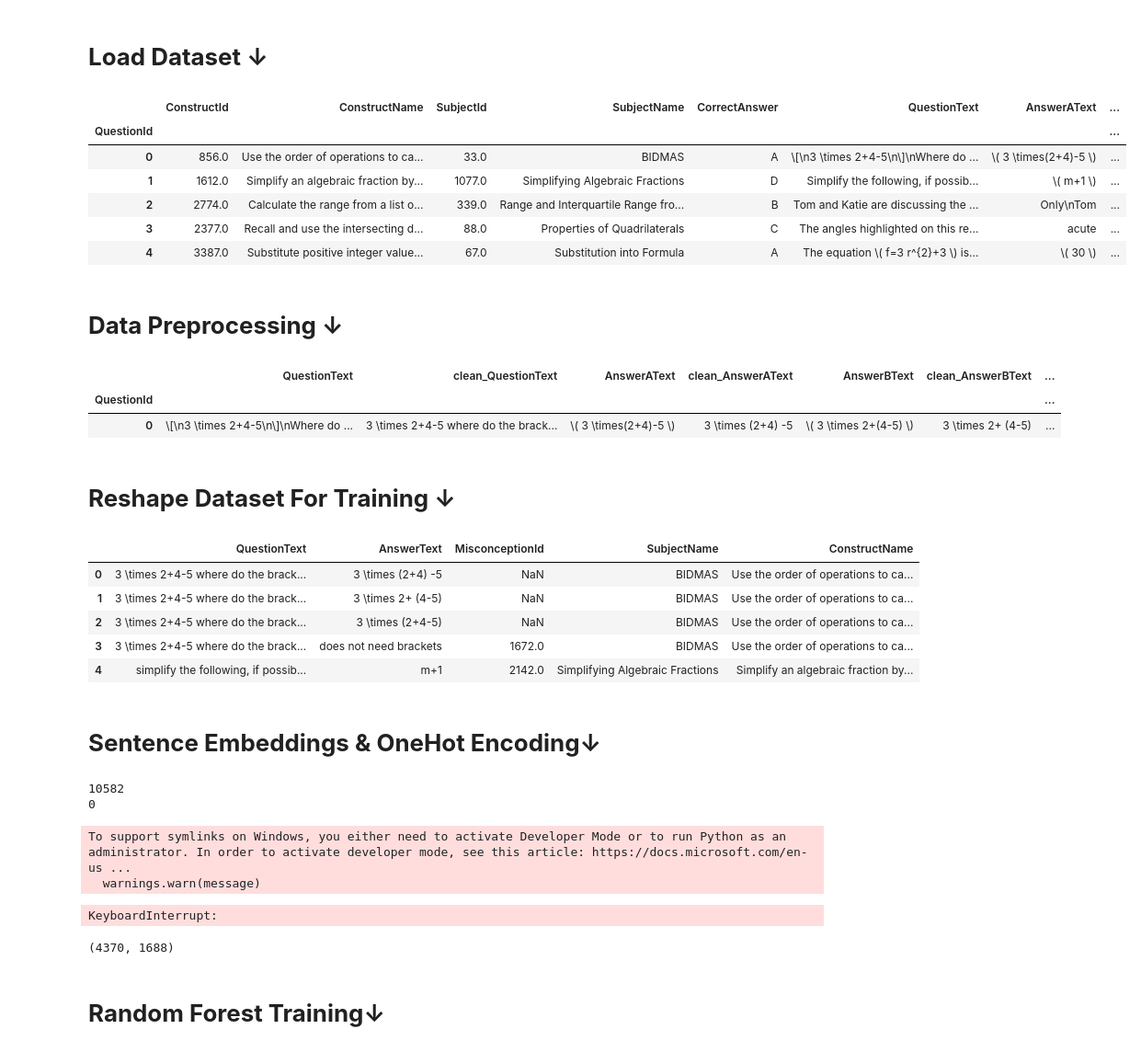
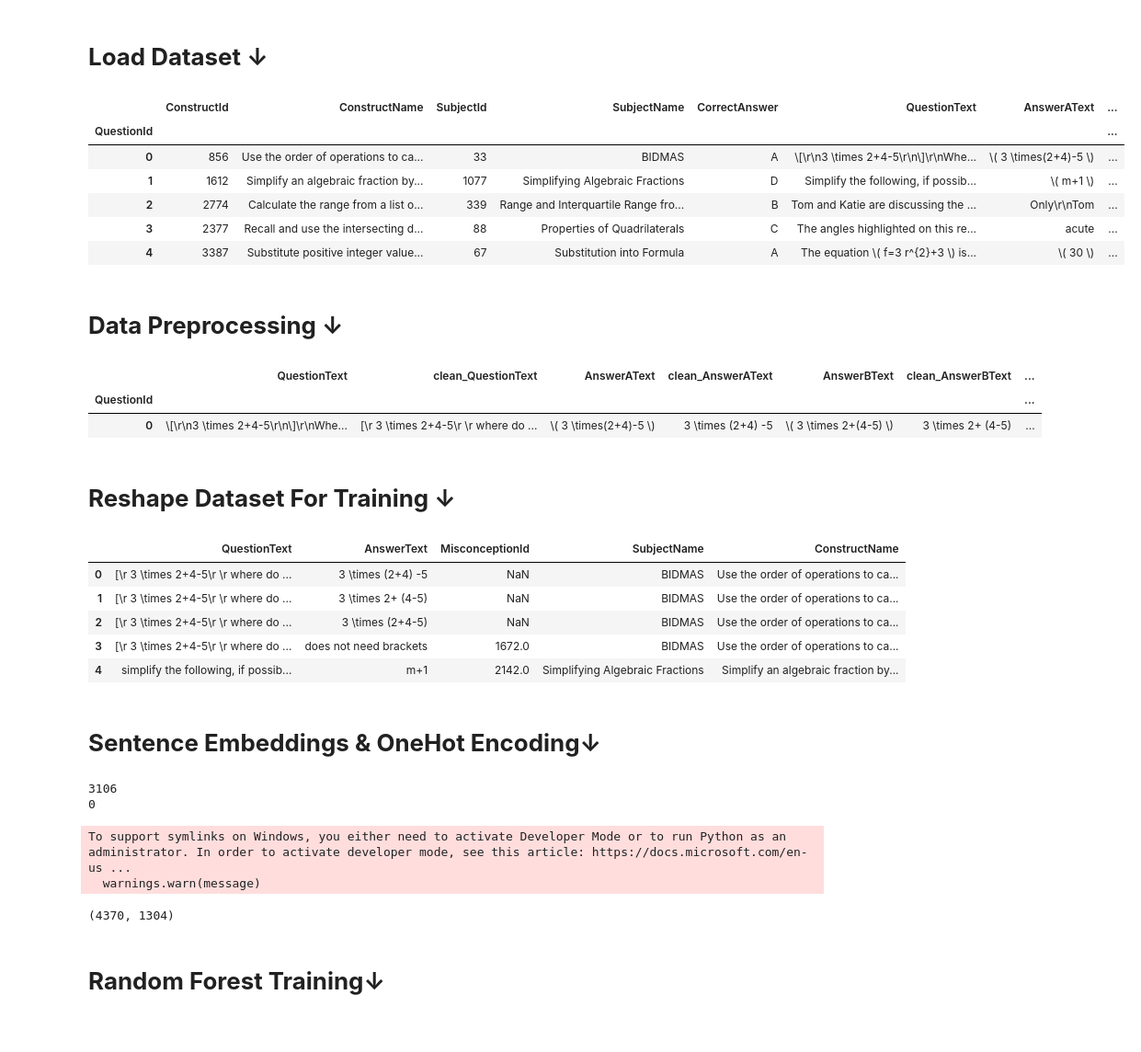
Before and after one commit to BaderKhalil/Project3-1-Group-5, a Jupyter notebook: models/Random-Forest-Emb.ipynb, the cells around one changed output. Shown at 92% size. Cells and saved outputs as stored; diff of their text form; code cells hidden in the pictures.

Commit message:
not using external dataset

```diff
--- a/models/Random-Forest-Emb.ipynb
+++ b/models/Random-Forest-Emb.ipynb
@@ -26,23 +26,23 @@ from sklearn.model_selection import GridSearchCV
 # %%
 DATA_PATH = "datasets/eedi-mining-misconceptions-in-mathematics"
 EXTERNAL_DATA_PATH = "datasets/eedi-external-dataset"
 
 # train_df = pd.read_csv(f'{DATA_PATH}/train.csv', index_col='QuestionId')
-train_df = pd.read_csv(f'{EXTERNAL_DATA_PATH}/all_train.csv', index_col='QuestionId') #this contains the original dataset + an external dataset generated by a LLM
+train_df = pd.read_csv(f'{DATA_PATH}/train.csv', index_col='QuestionId') #this contains the original dataset + an external dataset generated by a LLM
 test_df = pd.read_csv(f'{DATA_PATH}/test.csv')
 misconceptions_df = pd.read_csv(f'{DATA_PATH}/misconception_mapping.csv')
 
 pd.options.display.max_colwidth = 300
 display(train_df.head(5))
 pd.options.display.max_colwidth = 50
 # %% [output]
 |  | ConstructId | ConstructName | SubjectId | SubjectName | CorrectAnswer | QuestionText | AnswerAText | ... |
 | QuestionId |  |  |  |  |  |  |  | ... |
-| 0 | 856.0 | Use the order of operations to ca... | 33.0 | BIDMAS | A | \[\n3 \times 2+4-5\n\]\nWhere do ... | \( 3 \times(2+4)-5 \) | ... |
-| 1 | 1612.0 | Simplify an algebraic fraction by... | 1077.0 | Simplifying Algebraic Fractions | D | Simplify the following, if possib... | \( m+1 \) | ... |
-| 2 | 2774.0 | Calculate the range from a list o... | 339.0 | Range and Interquartile Range fro... | B | Tom and Katie are discussing the ... | Only\nTom | ... |
-| 3 | 2377.0 | Recall and use the intersecting d... | 88.0 | Properties of Quadrilaterals | C | The angles highlighted on this re... | acute | ... |
-| 4 | 3387.0 | Substitute positive integer value... | 67.0 | Substitution into Formula | A | The equation \( f=3 r^{2}+3 \) is... | \( 30 \) | ... |
+| 0 | 856 | Use the order of operations to ca... | 33 | BIDMAS | A | \[\r\n3 \times 2+4-5\r\n\]\r\nWhe... | \( 3 \times(2+4)-5 \) | ... |
+| 1 | 1612 | Simplify an algebraic fraction by... | 1077 | Simplifying Algebraic Fractions | D | Simplify the following, if possib... | \( m+1 \) | ... |
+| 2 | 2774 | Calculate the range from a list o... | 339 | Range and Interquartile Range fro... | B | Tom and Katie are discussing the ... | Only\r\nTom | ... |
+| 3 | 2377 | Recall and use the intersecting d... | 88 | Properties of Quadrilaterals | C | The angles highlighted on this re... | acute | ... |
+| 4 | 3387 | Substitute positive integer value... | 67 | Substitution into Formula | A | The equation \( f=3 r^{2}+3 \) is... | \( 30 \) | ... |
 # %% [markdown]
 # **Data Preprocessing &#8595;**
 # %%
@@ -101,7 +101,7 @@ new_order = ['ConstructId', 'ConstructName', 'SubjectId', 'SubjectName', 'Correc
 for col in columns_to_clean:
     new_order.append(col)
     new_order.append(f'clean_{col}')
-new_order.extend(['MisconceptionAId', 'MisconceptionBId', 'MisconceptionCId', 'MisconceptionDId', 'source', 'MisconceptionAName', 'MisconceptionBName', 'MisconceptionCName', 'MisconceptionDName', 'OriginalQuestionId'])
+new_order.extend(['MisconceptionAId', 'MisconceptionBId', 'MisconceptionCId', 'MisconceptionDId'])
 train_df = train_df[new_order]
 
 
@@ -112,7 +112,7 @@ pd.options.display.max_colwidth = 50
 # %% [output]
 |  | QuestionText | clean_QuestionText | AnswerAText | clean_AnswerAText | AnswerBText | clean_AnswerBText | ... |
 | QuestionId |  |  |  |  |  |  | ... |
-| 0 | \[\n3 \times 2+4-5\n\]\nWhere do ... | 3 \times 2+4-5 where do the brack... | \( 3 \times(2+4)-5 \) | 3 \times (2+4) -5 | \( 3 \times 2+(4-5) \) | 3 \times 2+ (4-5) | ... |
+| 0 | \[\r\n3 \times 2+4-5\r\n\]\r\nWhe... | [\r 3 \times 2+4-5\r \r where do ... | \( 3 \times(2+4)-5 \) | 3 \times (2+4) -5 | \( 3 \times 2+(4-5) \) | 3 \times 2+ (4-5) | ... |
 # %% [markdown]
 # **Reshape Dataset For Training &#8595;**
 # %%
@@ -139,10 +139,10 @@ display(reshaped_df.head())
 # other changes: Answer[A/B/C/D]Text are now in separate datapoints along with their associated Misconception[A/B/C/D]Texts
 # %% [output]
 |  | QuestionText | AnswerText | MisconceptionId | SubjectName | ConstructName |
-| 0 | 3 \times 2+4-5 where do the brack... | 3 \times (2+4) -5 | NaN | BIDMAS | Use the order of operations to ca... |
-| 1 | 3 \times 2+4-5 where do the brack... | 3 \times 2+ (4-5) | NaN | BIDMAS | Use the order of operations to ca... |
-| 2 | 3 \times 2+4-5 where do the brack... | 3 \times (2+4-5) | NaN | BIDMAS | Use the order of operations to ca... |
-| 3 | 3 \times 2+4-5 where do the brack... | does not need brackets | 1672.0 | BIDMAS | Use the order of operations to ca... |
+| 0 | [\r 3 \times 2+4-5\r \r where do ... | 3 \times (2+4) -5 | NaN | BIDMAS | Use the order of operations to ca... |
+| 1 | [\r 3 \times 2+4-5\r \r where do ... | 3 \times 2+ (4-5) | NaN | BIDMAS | Use the order of operations to ca... |
+| 2 | [\r 3 \times 2+4-5\r \r where do ... | 3 \times (2+4-5) | NaN | BIDMAS | Use the order of operations to ca... |
+| 3 | [\r 3 \times 2+4-5\r \r where do ... | does not need brackets | 1672.0 | BIDMAS | Use the order of operations to ca... |
 | 4 | simplify the following, if possib... | m+1 | 2142.0 | Simplifying Algebraic Fractions | Simplify an algebraic fraction by... |
 # %% [markdown]
 # **Sentence Embeddings & OneHot Encoding&#8595;**
@@ -154,7 +154,7 @@ print(reshaped_df['MisconceptionId'].isnull().sum())  # 10582 NaN values yikes :
 reshaped_df = reshaped_df.dropna(subset=['MisconceptionId'])
 print(reshaped_df['MisconceptionId'].isnull().sum())  # 0 now yippie
 # %% [output]
-10582
+3106
 0
 # %%
 # generate sentence embeddings
@@ -172,7 +172,6 @@ reshaped_df['Embeddings'] = reshaped_df['CombinedText'].apply(get_sentence_embed
 # %% [output]
 To support symlinks on Windows, you either need to activate Developer Mode or to run Python as an administrator. In order to activate developer mode, see this article: https://docs.microsoft.com/en-us ...
   warnings.warn(message)
-KeyboardInterrupt:
 # %%
 # use One hot encoding for categorical data (create a "column" for each unique subject and construct and represent each row with 0 and 1)
 encoder = OneHotEncoder(sparse_output=False)
@@ -188,7 +187,7 @@ print(X.shape) # print shape of X to see total number of features
 
 X_train, X_val, y_train, y_val = train_test_split(X, y, test_size=0.2, random_state=42) #Split the data into training and testing
 # %% [output]
-(4370, 1688)
+(4370, 1304)
 # %% [markdown]
 # **Random Forest Training&#8595;**
 # %%
```
Also changed, not shown: parts of 1 cell of this notebook, 1 other file.
